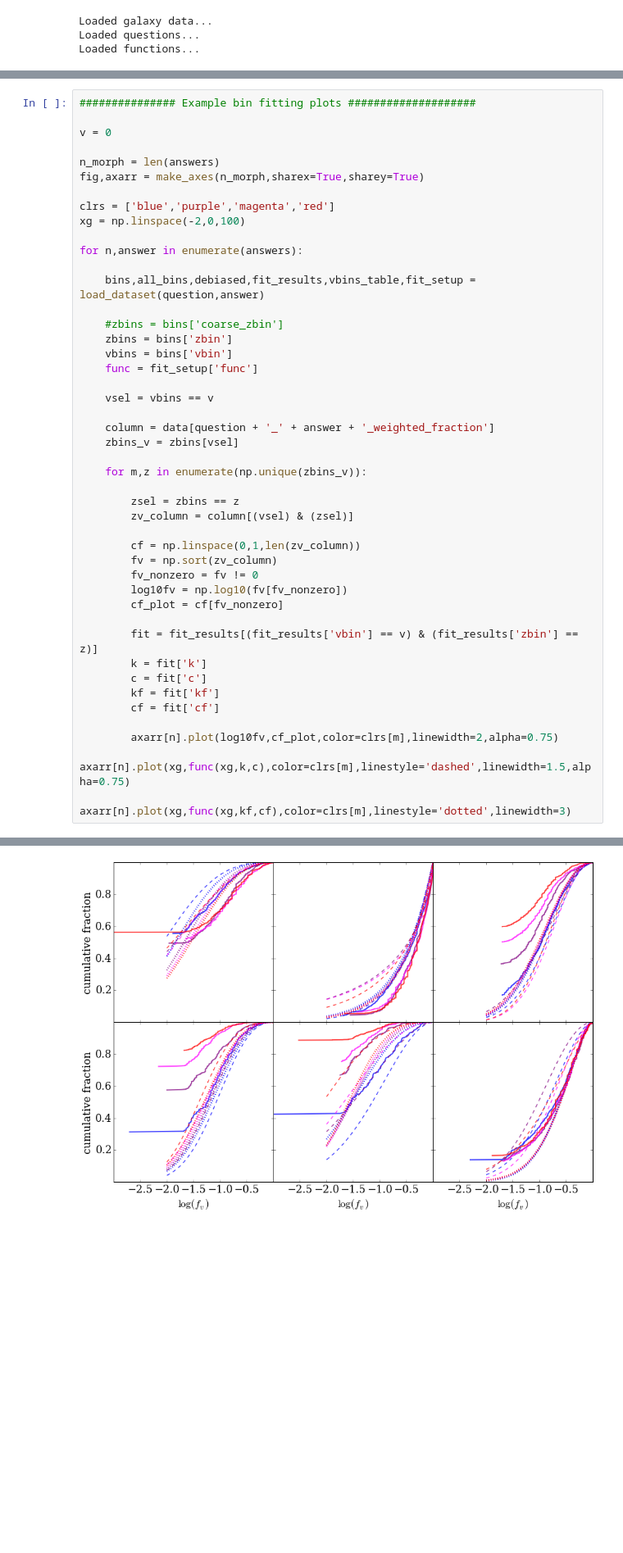
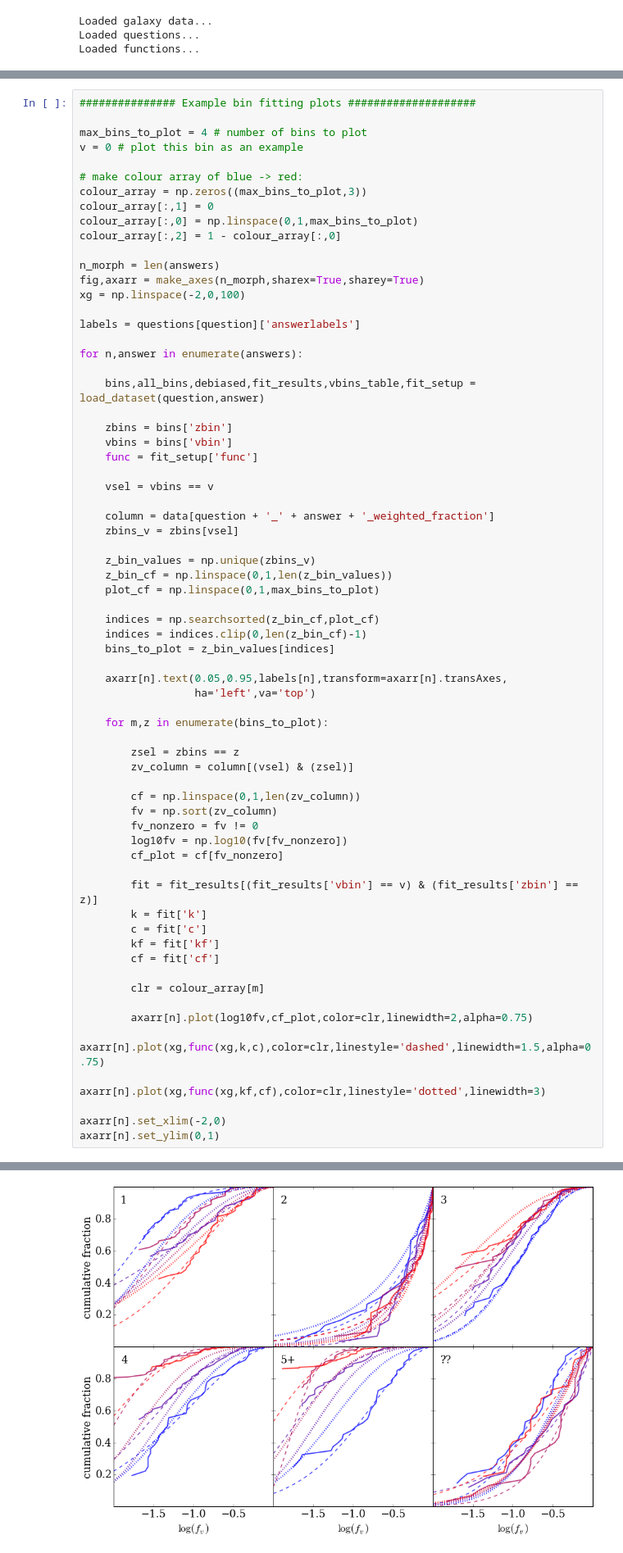
Before and after one commit to RossHart/Debiasing-testing-v2, a Jupyter notebook: Codes/debiasing_report.ipynb, the cells around one changed output, grey strips where cells are left out. Shown at 82% size. Cells and saved outputs as stored; diff of their text form; blank space fills up the shorter version.

```diff
--- a/Codes/debiasing_report.ipynb
+++ b/Codes/debiasing_report.ipynb
@@ -147,19 +147,25 @@ for v in range(len(vbins_table)):
 # %%
 ############### Example bin fitting plots ####################
 
-v = 0
+max_bins_to_plot = 4 # number of bins to plot
+v = 0 # plot this bin as an example
+
+# make colour array of blue -> red:
+colour_array = np.zeros((max_bins_to_plot,3))
+colour_array[:,1] = 0
+colour_array[:,0] = np.linspace(0,1,max_bins_to_plot)
+colour_array[:,2] = 1 - colour_array[:,0]
 
 n_morph = len(answers)
 fig,axarr = make_axes(n_morph,sharex=True,sharey=True)
+xg = np.linspace(-2,0,100)
 
-clrs = ['blue','purple','magenta','red']
-xg = np.linspace(-2,0,100)
+labels = questions[question]['answerlabels']
 
 for n,answer in enumerate(answers):
 
     bins,all_bins,debiased,fit_results,vbins_table,fit_setup = load_dataset(question,answer)
 
-    #zbins = bins['coarse_zbin']
     zbins = bins['zbin']
     vbins = bins['vbin']
     func = fit_setup['func']
@@ -169,7 +175,18 @@ for n,answer in enumerate(answers):
     column = data[question + '_' + answer + '_weighted_fraction']
     zbins_v = zbins[vsel]
 
-    for m,z in enumerate(np.unique(zbins_v)):
+    z_bin_values = np.unique(zbins_v)
+    z_bin_cf = np.linspace(0,1,len(z_bin_values))
+    plot_cf = np.linspace(0,1,max_bins_to_plot)
+
+    indices = np.searchsorted(z_bin_cf,plot_cf)
+    indices = indices.clip(0,len(z_bin_cf)-1)
+    bins_to_plot = z_bin_values[indices]
+
+    axarr[n].text(0.05,0.95,labels[n],transform=axarr[n].transAxes,
+                  ha='left',va='top')
+
+    for m,z in enumerate(bins_to_plot):
 
         zsel = zbins == z
         zv_column = column[(vsel) & (zsel)]
@@ -186,7 +203,12 @@ for n,answer in enumerate(answers):
         kf = fit['kf']
         cf = fit['cf']
 
-        axarr[n].plot(log10fv,cf_plot,color=clrs[m],linewidth=2,alpha=0.75)
-        axarr[n].plot(xg,func(xg,k,c),color=clrs[m],linestyle='dashed',linewidth=1.5,alpha=0.75)
-        axarr[n].plot(xg,func(xg,kf,cf),color=clrs[m],linestyle='dotted',linewidth=3)
+        clr = colour_array[m]
+
+        axarr[n].plot(log10fv,cf_plot,color=clr,linewidth=2,alpha=0.75)
+        axarr[n].plot(xg,func(xg,k,c),color=clr,linestyle='dashed',linewidth=1.5,alpha=0.75)
+        axarr[n].plot(xg,func(xg,kf,cf),color=clr,linestyle='dotted',linewidth=3)
+
+axarr[n].set_xlim(-2,0)
+axarr[n].set_ylim(0,1)
 # %% [output]
@@ -193,4 +216,4 @@ for n,answer in enumerate(answers):
-[figure, old version]
+[figure, new version]
 # %%
 clrs = ['red','blue','green','magenta','orange','purple']
 
```
Also changed, not shown: parts of 9 cells of this notebook, 3 other files.
